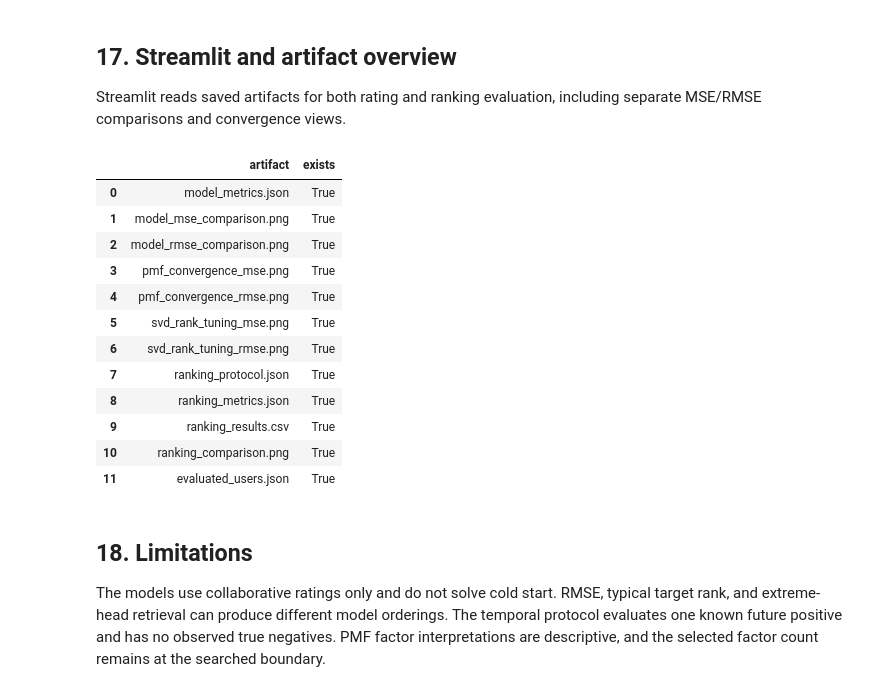
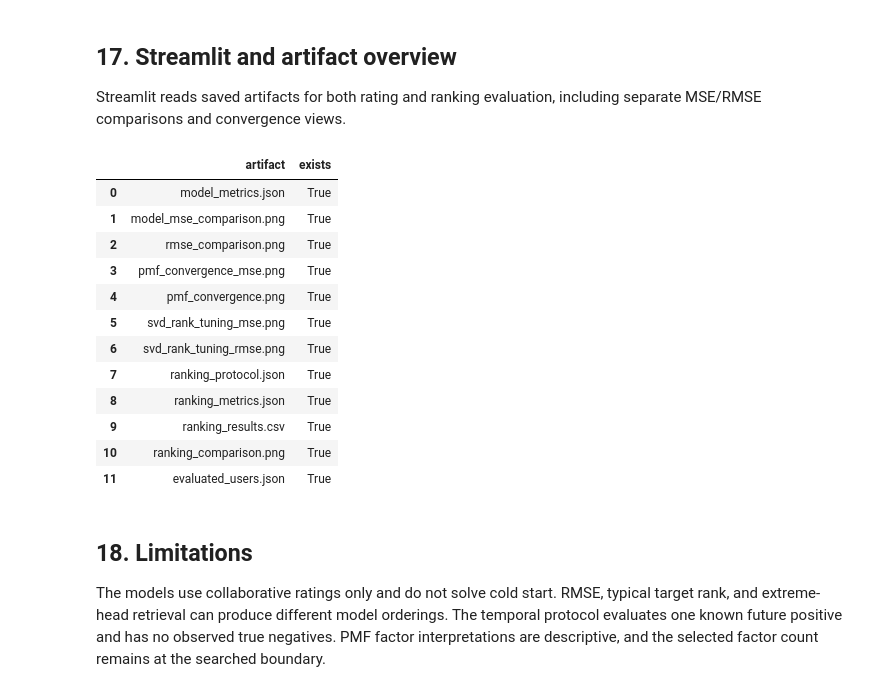
Before and after one commit to legion2440/matrix-factorization, a Jupyter notebook: Movie_Recommender_System.ipynb, the cells around one changed output. Drawn from its saved outputs; the diff is of its cells as text; code cells hidden in the pictures.

```diff
--- a/Movie_Recommender_System.ipynb
+++ b/Movie_Recommender_System.ipynb
@@ -712,23 +712,23 @@ including separate MSE/RMSE comparisons and convergence views.
 # %%
 artifacts = [
     "model_metrics.json", "model_mse_comparison.png",
-    "model_rmse_comparison.png", "pmf_convergence_mse.png",
-    "pmf_convergence_rmse.png", "svd_rank_tuning_mse.png",
+    "rmse_comparison.png", "pmf_convergence_mse.png",
+    "pmf_convergence.png", "svd_rank_tuning_mse.png",
     "svd_rank_tuning_rmse.png", "ranking_protocol.json",
     "ranking_metrics.json", "ranking_results.csv",
     "ranking_comparison.png", "evaluated_users.json",
 ]
 display(pd.DataFrame({
     "artifact": artifacts,
     "exists": [(REPORTS / name).exists() for name in artifacts],
 }))
 # %% [output]
 |  | artifact | exists |
 | 0 | model_metrics.json | True |
 | 1 | model_mse_comparison.png | True |
-| 2 | model_rmse_comparison.png | True |
+| 2 | rmse_comparison.png | True |
 | 3 | pmf_convergence_mse.png | True |
-| 4 | pmf_convergence_rmse.png | True |
+| 4 | pmf_convergence.png | True |
 | 5 | svd_rank_tuning_mse.png | True |
 | 6 | svd_rank_tuning_rmse.png | True |
 | 7 | ranking_protocol.json | True |
```
Also changed, not shown: parts of 3 cells of this notebook, 14 other files.
